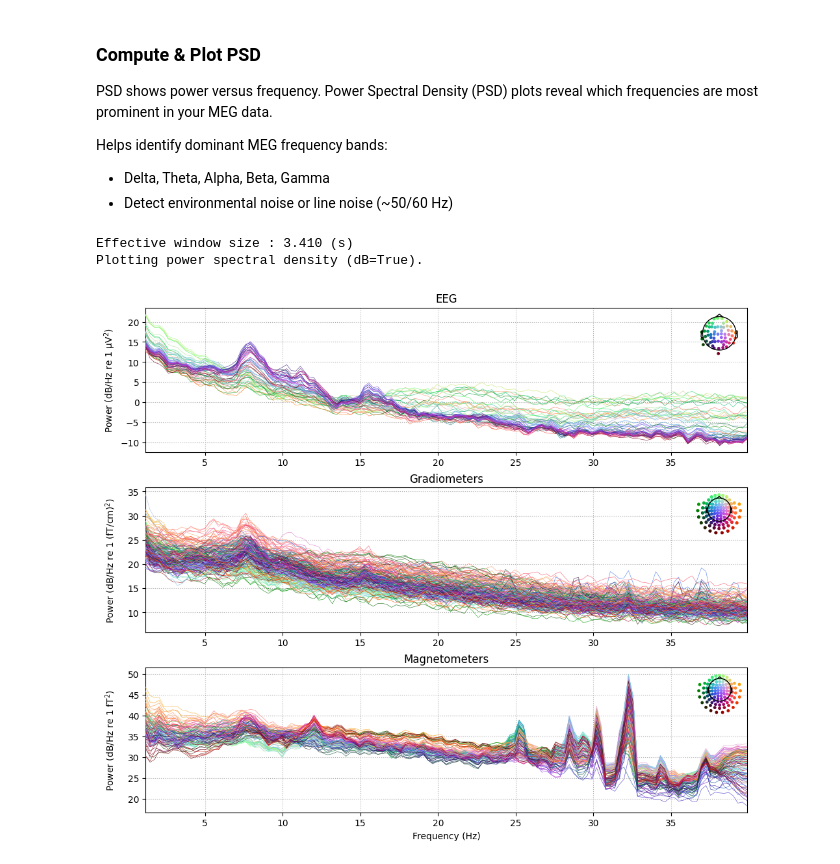
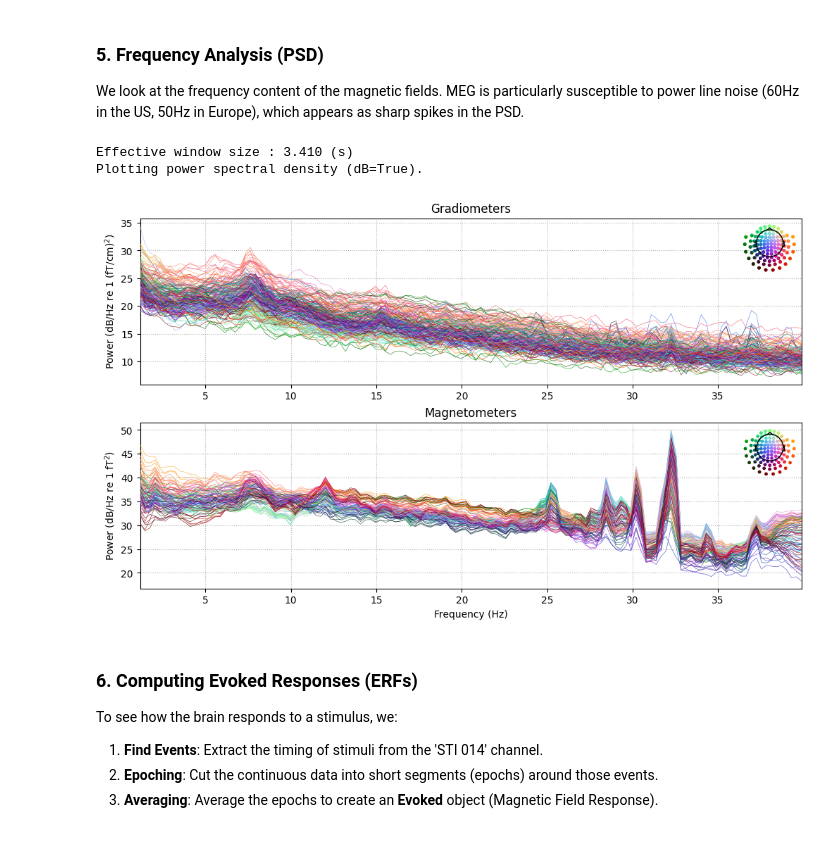
Before and after one commit to yibeisita/neuro-ai-playground, a Jupyter notebook: tutorials/01_foundations/02_meg_basics.ipynb, the cells around one changed output. Cells and saved outputs as stored; diff of their text form; code cells hidden in the pictures.

```diff
--- a/tutorials/01_foundations/02_meg_basics.ipynb
+++ b/tutorials/01_foundations/02_meg_basics.ipynb
@@ -4,7 +4,11 @@
 # %%
-import sys
-sys.path.append("../../")
+import os
 import mne
+import matplotlib.pyplot as plt
+import numpy as np
+from pathlib import Path
+from mne.datasets import sample
 
-from neurolib.eeg_meg.io import load_meg_sample
-from neurolib.eeg_meg.visualization import plot_raw, plot_psd, plot_meg_topomap
+# Setup plotting backend for the notebook
+%matplotlib inline
+mne.set_config('MNE_BROWSER_BACKEND', 'matplotlib', set_env=True)
@@ -10,0 +28,6 @@ from neurolib.eeg_meg.visualization import plot_raw, plot_psd, plot_meg_topomap
+# %%
+repo_root = Path("./").resolve().parents[1]
+target_dir = repo_root / "datasets" / "meg_sample"
+target_dir.mkdir(parents=True, exist_ok=True)
+
+print(f"Checking for MEG data in: {target_dir}")
@@ -10,0 +36,5 @@ from neurolib.eeg_meg.visualization import plot_raw, plot_psd, plot_meg_topomap
+# %%
+data_path = sample.data_path(path=str(target_dir), download=True)
+meg_file = Path(data_path) / "MEG" / "sample" / "sample_audvis_raw.fif"
+
+print(f"File ready: {meg_file}")
@@ -18,7 +51,15 @@ The raw object contains:
 - Sampling frequency and measurement info
 - Event markers for stimuli or triggers
 # %%
-raw = load_meg_sample()
+raw = mne.io.read_raw_fif(meg_file, preload=True)
+
+print("\n--- Metadata Summary ---")
+print(f"Sampling Rate: {raw.info['sfreq']} Hz")
+print(f"Total Channels: {len(raw.ch_names)}")
+
+# Filter channel types to see what we have
+meg_channels = mne.pick_types(raw.info, meg=True)
+print(f"Number of MEG channels: {len(meg_channels)}")
 # %% [output]
 Opening raw data file /Users/yibeisita/Documents/neuro-ai-playground/datasets/meg_sample/MNE-sample-data/MEG/sample/sample_audvis_raw.fif...
     Read a total of 3 projection items:
@@ -74,14 +129,26 @@ plot_raw(raw, n_channels=20, duration=5)
 # %% [markdown]
-### Compute & Plot PSD
-PSD shows power versus frequency. Power Spectral Density (PSD) plots reveal which frequencies are most prominent in your MEG data.
+### 5. Frequency Analysis (PSD)
 
-Helps identify dominant MEG frequency bands:
-- Delta, Theta, Alpha, Beta, Gamma
-- Detect environmental noise or line noise (~50/60 Hz)
+We look at the frequency content of the magnetic fields. MEG is particularly susceptible to power line noise (60Hz in the US, 50Hz in Europe), which appears as sharp spikes in the PSD.
 # %%
-%matplotlib inline
-plot_psd(raw)
+# Compute and plot PSD
+psd = raw.compute_psd(fmin=1, fmax=40, picks="meg")
+
+# spatial_colors=True colors the lines based on sensor location on the head
+psd.plot(exclude="bads",
+         spatial_colors=True
+         )
+
+plt.show()
 # %% [output]
 Effective window size : 3.410 (s)
 Plotting power spectral density (dB=True).
-[figure, old version]
+[figure, new version]
+# %% [markdown]
+### 6. Computing Evoked Responses (ERFs)
+
+To see how the brain responds to a stimulus, we:
+
+1. **Find Events**: Extract the timing of stimuli from the 'STI 014' channel.
+2. **Epoching**: Cut the continuous data into short segments (epochs) around those events.
+3. **Averaging**: Average the epochs to create an **Evoked** object (Magnetic Field Response).
```
Also changed, not shown: parts of 19 cells of this notebook.
